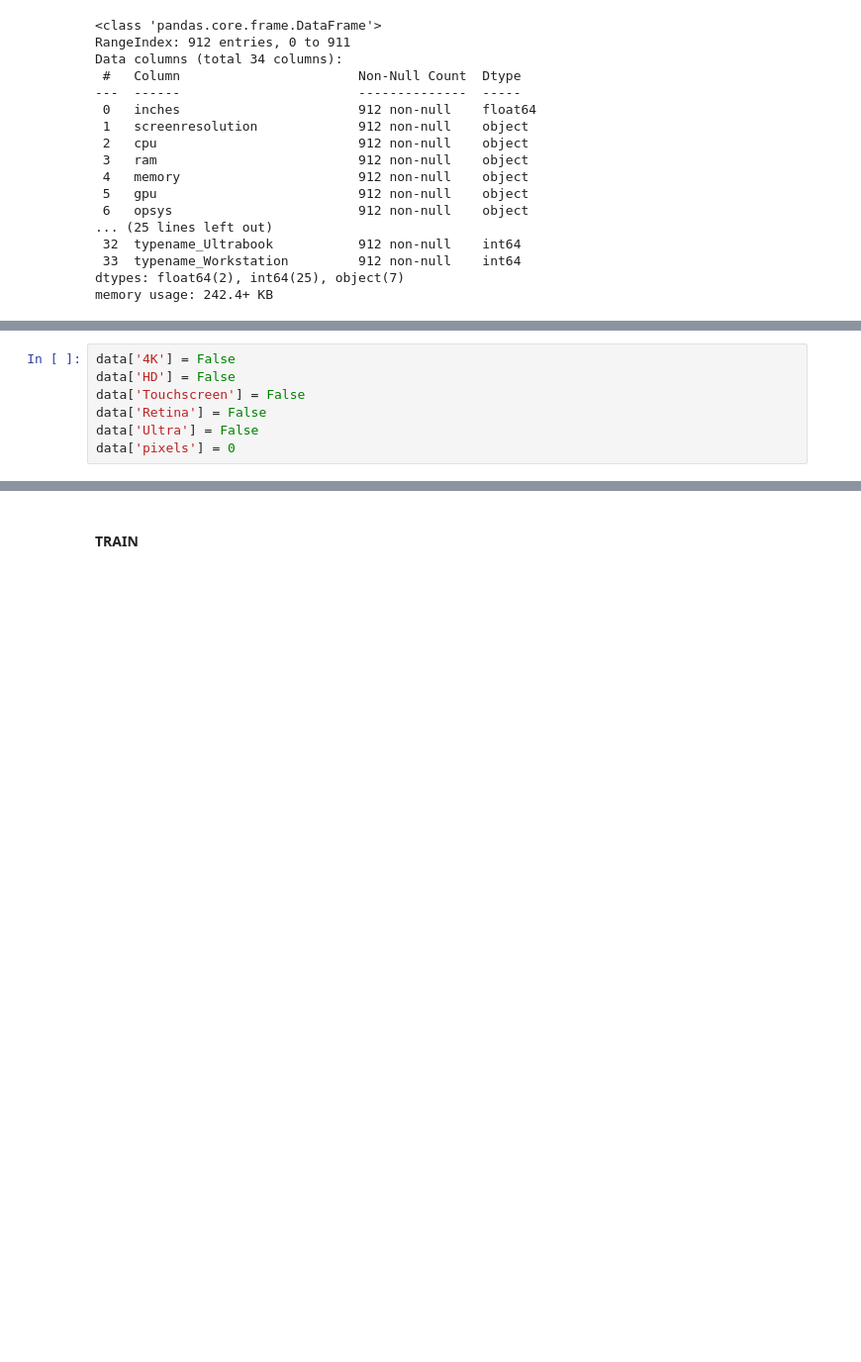
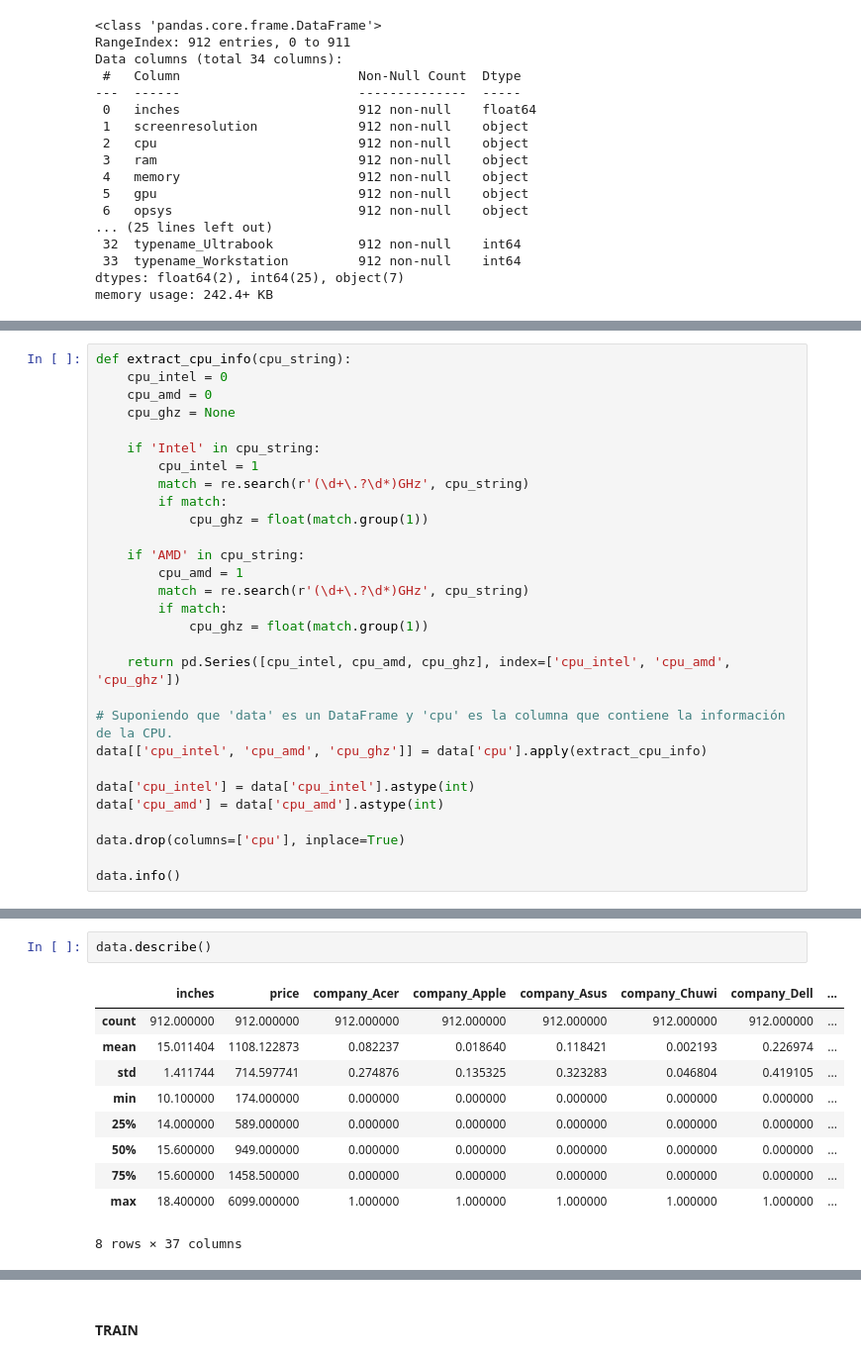
Before and after one commit to diegogerwig/Kaggle, a Jupyter notebook: TheBridge/laptops_market/laptops_market.ipynb, the cells around one changed output, grey strips where cells are left out. Shown: that part at 99% size. Cells and saved outputs as stored; diff of their text form; blank space fills up the shorter version.

```diff
--- a/TheBridge/laptops_market/laptops_market.ipynb
+++ b/TheBridge/laptops_market/laptops_market.ipynb
@@ -213,7 +186,0 @@ resolutions = {
-# %%
-data['4K'] = False
-data['HD'] = False
-data['Touchscreen'] = False
-data['Retina'] = False
-data['Ultra'] = False
-data['pixels'] = 0
@@ -254,0 +241,29 @@ memory usage: 254.0+ KB
+# %%
+def extract_cpu_info(cpu_string):
+    cpu_intel = 0
+    cpu_amd = 0
+    cpu_ghz = None
+
+    if 'Intel' in cpu_string:
+        cpu_intel = 1
+        match = re.search(r'(\d+\.?\d*)GHz', cpu_string)
+        if match:
+            cpu_ghz = float(match.group(1))
+
+    if 'AMD' in cpu_string:
+        cpu_amd = 1
+        match = re.search(r'(\d+\.?\d*)GHz', cpu_string)
+        if match:
+            cpu_ghz = float(match.group(1))
+
+    return pd.Series([cpu_intel, cpu_amd, cpu_ghz], index=['cpu_intel', 'cpu_amd', 'cpu_ghz'])
+
+# Suponiendo que 'data' es un DataFrame y 'cpu' es la columna que contiene la información de la CPU.
+data[['cpu_intel', 'cpu_amd', 'cpu_ghz']] = data['cpu'].apply(extract_cpu_info)
+
+data['cpu_intel'] = data['cpu_intel'].astype(int)
+data['cpu_amd'] = data['cpu_amd'].astype(int)
+
+data.drop(columns=['cpu'], inplace=True)
+
+data.info()
@@ -255 +288,14 @@ memory usage: 254.0+ KB
+# %%
+data.describe()
+# %% [output]
+|  | inches | price | company_Acer | company_Apple | company_Asus | company_Chuwi | company_Dell | ... |
+| count | 912.000000 | 912.000000 | 912.000000 | 912.000000 | 912.000000 | 912.000000 | 912.000000 | ... |
+| mean | 15.011404 | 1108.122873 | 0.082237 | 0.018640 | 0.118421 | 0.002193 | 0.226974 | ... |
+| std | 1.411744 | 714.597741 | 0.274876 | 0.135325 | 0.323283 | 0.046804 | 0.419105 | ... |
+| min | 10.100000 | 174.000000 | 0.000000 | 0.000000 | 0.000000 | 0.000000 | 0.000000 | ... |
+| 25% | 14.000000 | 589.000000 | 0.000000 | 0.000000 | 0.000000 | 0.000000 | 0.000000 | ... |
+| 50% | 15.600000 | 949.000000 | 0.000000 | 0.000000 | 0.000000 | 0.000000 | 0.000000 | ... |
+| 75% | 15.600000 | 1458.500000 | 0.000000 | 0.000000 | 0.000000 | 0.000000 | 0.000000 | ... |
+| max | 18.400000 | 6099.000000 | 1.000000 | 1.000000 | 1.000000 | 1.000000 | 1.000000 | ... |
+8 rows × 37 columns
 # %%
```
Also changed, not shown: parts of 15 cells of this notebook, 21 other files.
